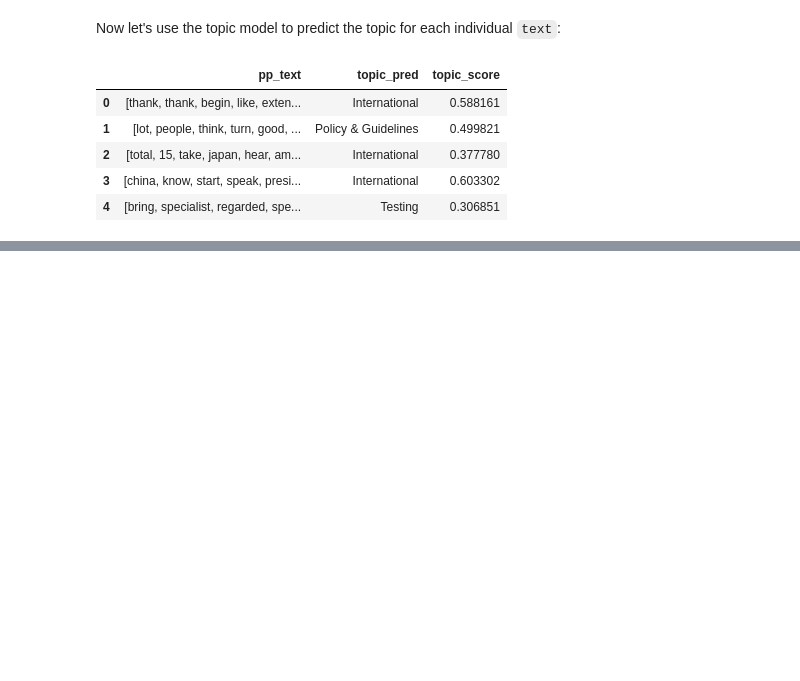
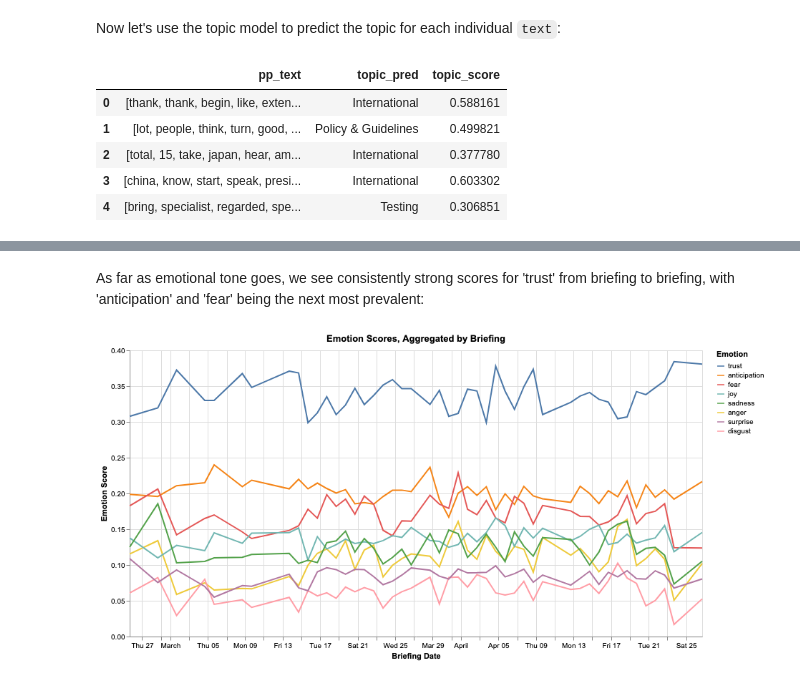
Before and after one commit to brendoncampbell/corona-briefing-tones, a Jupyter notebook: src/briefing_analysis.ipynb, the cells around one changed output, grey strips where cells are left out. Cells and saved outputs as stored; diff of their text form; code cells hidden in the pictures; blank space fills up the shorter version.

```diff
--- a/src/briefing_analysis.ipynb
+++ b/src/briefing_analysis.ipynb
@@ -450,17 +493,21 @@ alt.Chart(sentiment_by_date).mark_line().encode(
+# %% [markdown]
+As far as emotional tone goes, we see consistently strong scores for 'trust' from briefing to briefing, with 'anticipation' and 'fear' being the next most prevalent:
 # %%
 # prepare dataframe of aggregate emotion scores by date for altair plotting
-emotion_by_date = briefings_by_date.drop(columns=['topic_score', 'positive', 'negative'])
+emotion_by_date = texts_by_date_df.drop(columns=['positive', 'negative', 'pp_text'])
 emotion_by_date = emotion_by_date.melt(['date'], var_name='emo', value_name='score')
 
 # plot aggregated scores
 alt.Chart(emotion_by_date).mark_line().encode(
     alt.X('date:T', axis=alt.Axis(title='Briefing Date', labelAngle=0)),
     alt.Y('score:Q', axis=alt.Axis(title='Emotion Score')),
     alt.Color('emo:N',
               legend=alt.Legend(title='Emotion'),
-              sort=['trust','anticipation','fear','joy','sadness','anger','surprise','red'])
+              sort=['trust','anticipation','fear','joy','sadness','anger','surprise','disgust'])
 ).properties(
-    title = 'Emotion Scores Aggregated by Briefing',
+    title = 'Emotion Scores, Aggregated by Briefing',
     height = 400,
     width = 800
 )
+# %% [output]
+[figure, added]
```
Also changed, not shown: parts of 29 cells of this notebook, 1 other file.
